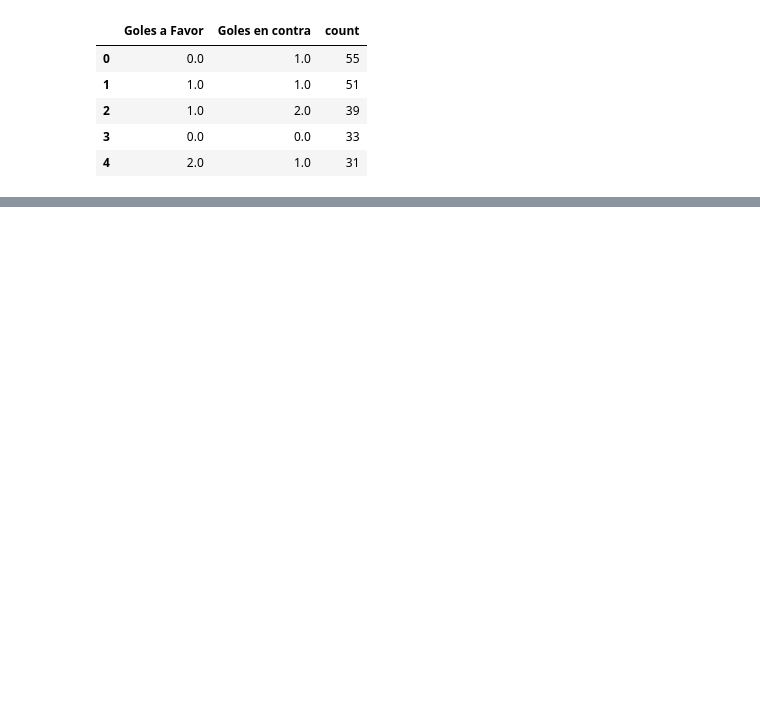
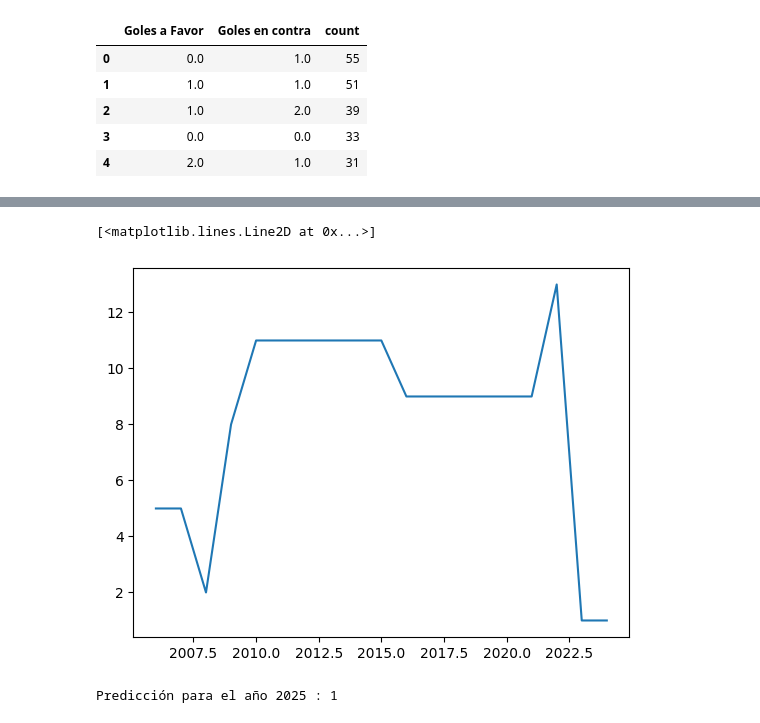
Before and after one commit to antalvort/Mi-portfolio, a Jupyter notebook: Proyectos Data Analyst/proyecto Sanlucar/proyecto_sanlucar.ipynb, the cells around one changed output, grey strips where cells are left out. Drawn from its saved outputs; the diff is of its cells as text; code cells hidden in the pictures; blank space fills up the shorter version.

```diff
--- a/Proyectos Data Analyst/proyecto Sanlucar/proyecto_sanlucar.ipynb
+++ b/Proyectos Data Analyst/proyecto Sanlucar/proyecto_sanlucar.ipynb
@@ -224,0 +290,2 @@ resultados_mas_repetidos
+# %%
+yhat=lr.predict(x)
@@ -224,0 +322,16 @@ resultados_mas_repetidos
+# %%
+plt.plot(x,yhat)
+# %% [output]
+[<matplotlib.lines.Line2D at 0x...>]
+[figure, added]
+# %%
+año_futuro=2025
+
+# Crear un DataFrame con el año futuro
+datos_futuros = pd.DataFrame({'Año': [año_futuro]})
+
+# Realizar la predicción
+prediccion_futura = lr.predict(datos_futuros)
+print("Predicción para el año", año_futuro, ":", prediccion_futura[0])
+# %% [output]
+Predicción para el año 2025 : 1
```
Also changed, not shown: parts of 28 cells of this notebook.
